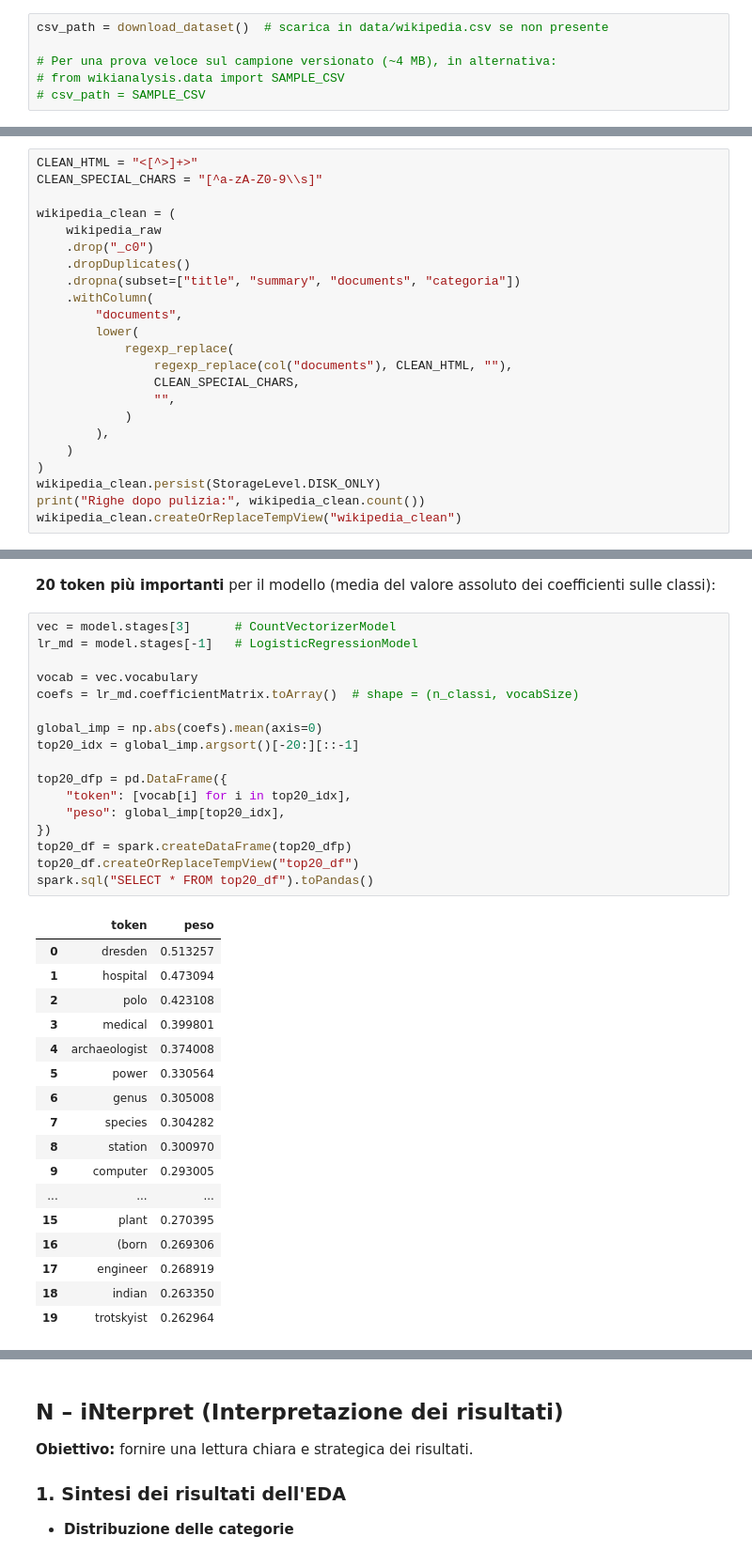
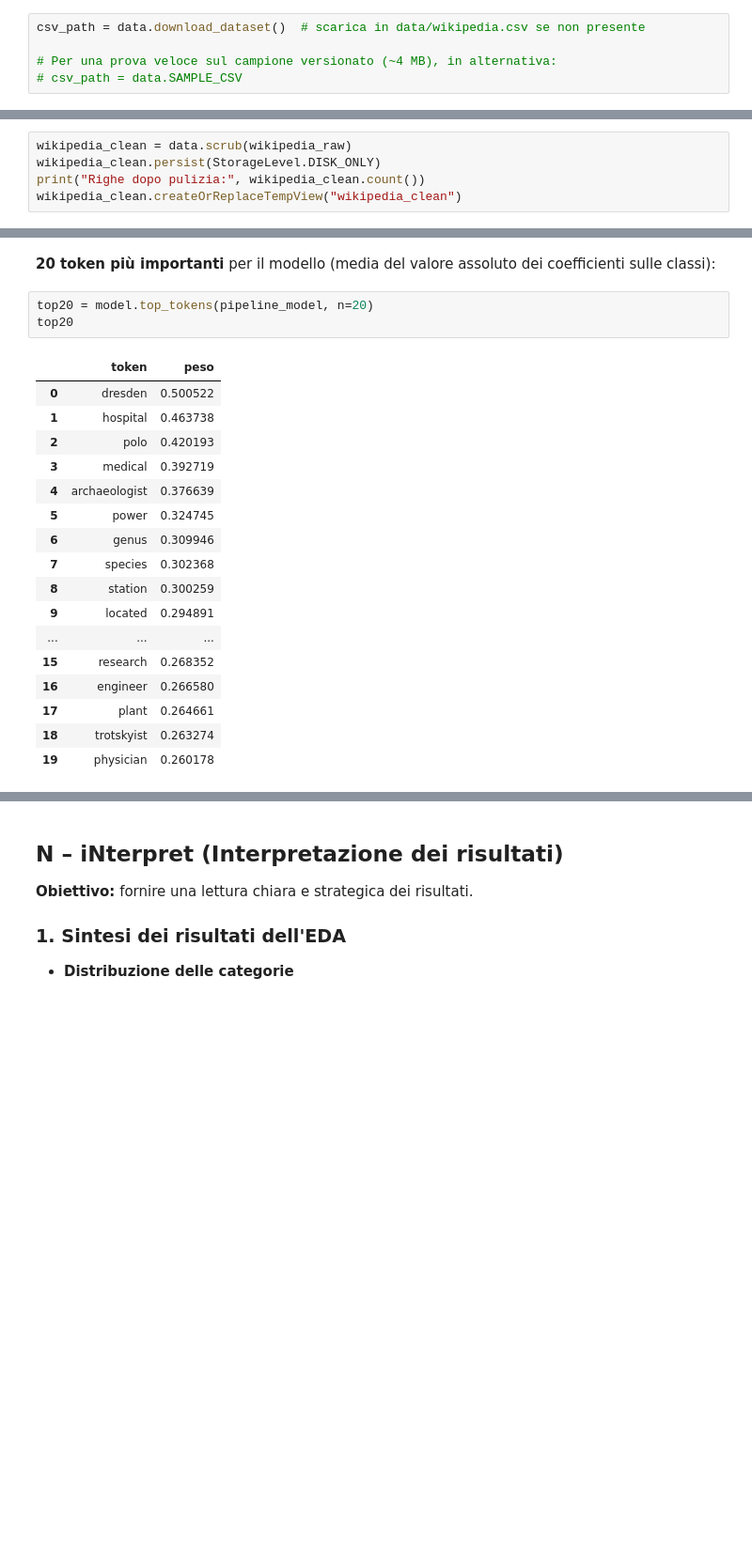
Before and after one commit to profession-ai-data-engineering-master/profession_ai_data_engineering_progetto8_zeppelin, a Jupyter notebook: profession_ai_data_engineering_progetto8.ipynb, the cells around one changed output, grey strips where cells are left out. Shown at 94% size. Cells and saved outputs as stored; diff of their text form; blank space fills up the shorter version.

```diff
--- a/profession_ai_data_engineering_progetto8.ipynb
+++ b/profession_ai_data_engineering_progetto8.ipynb
@@ -74,11 +37,10 @@ Parallelism:    32
 
 Il magic Zeppelin `%sh wget` è sostituito dal **download riproducibile** offerto dal package (`wikianalysis.data`): scarica il CSV in `data/wikipedia.csv` (gitignorato) solo se assente.
 # %%
-csv_path = download_dataset()  # scarica in data/wikipedia.csv se non presente
+csv_path = data.download_dataset()  # scarica in data/wikipedia.csv se non presente
 
 # Per una prova veloce sul campione versionato (~4 MB), in alternativa:
-# from wikianalysis.data import SAMPLE_CSV
-# csv_path = SAMPLE_CSV
+# csv_path = data.SAMPLE_CSV
 # %% [output]
 Dataset già presente in C:\Users\feder\Development\profession-ai-data-engineering-master-agent\.workspace\profession_ai_data_engineering_progetto8_zeppelin\data\wikipedia.csv (1,003,477,941 byte). Ski ...
 # %%
@@ -108,25 +64,7 @@ root
 2. gestire i valori nulli (`title`, `summary`, `documents`, `categoria`);
 3. normalizzare `documents` rimuovendo markup HTML e caratteri speciali, e portando tutto in minuscolo.
 # %%
-CLEAN_HTML = "<[^>]+>"
-CLEAN_SPECIAL_CHARS = "[^a-zA-Z0-9\\s]"
-
-wikipedia_clean = (
-    wikipedia_raw
-    .drop("_c0")
-    .dropDuplicates()
-    .dropna(subset=["title", "summary", "documents", "categoria"])
-    .withColumn(
-        "documents",
-        lower(
-            regexp_replace(
-                regexp_replace(col("documents"), CLEAN_HTML, ""),
-                CLEAN_SPECIAL_CHARS,
-                "",
-            )
-        ),
-    )
-)
+wikipedia_clean = data.scrub(wikipedia_raw)
 wikipedia_clean.persist(StorageLevel.DISK_ONLY)
 print("Righe dopo pulizia:", wikipedia_clean.count())
 wikipedia_clean.createOrReplaceTempView("wikipedia_clean")
@@ -387,40 +195,26 @@ Weighted F1 Score: 0.8429
 # %% [markdown]
 **20 token più importanti** per il modello (media del valore assoluto dei coefficienti sulle classi):
 # %%
-vec = model.stages[3]      # CountVectorizerModel
-lr_md = model.stages[-1]   # LogisticRegressionModel
-
-vocab = vec.vocabulary
-coefs = lr_md.coefficientMatrix.toArray()  # shape = (n_classi, vocabSize)
-
-global_imp = np.abs(coefs).mean(axis=0)
-top20_idx = global_imp.argsort()[-20:][::-1]
-
-top20_dfp = pd.DataFrame({
-    "token": [vocab[i] for i in top20_idx],
-    "peso": global_imp[top20_idx],
-})
-top20_df = spark.createDataFrame(top20_dfp)
-top20_df.createOrReplaceTempView("top20_df")
-spark.sql("SELECT * FROM top20_df").toPandas()
+top20 = model.top_tokens(pipeline_model, n=20)
+top20
 # %% [output]
 |  | token | peso |
-| 0 | dresden | 0.513257 |
-| 1 | hospital | 0.473094 |
-| 2 | polo | 0.423108 |
-| 3 | medical | 0.399801 |
-| 4 | archaeologist | 0.374008 |
-| 5 | power | 0.330564 |
-| 6 | genus | 0.305008 |
-| 7 | species | 0.304282 |
-| 8 | station | 0.300970 |
-| 9 | computer | 0.293005 |
+| 0 | dresden | 0.500522 |
+| 1 | hospital | 0.463738 |
+| 2 | polo | 0.420193 |
+| 3 | medical | 0.392719 |
+| 4 | archaeologist | 0.376639 |
+| 5 | power | 0.324745 |
+| 6 | genus | 0.309946 |
+| 7 | species | 0.302368 |
+| 8 | station | 0.300259 |
+| 9 | located | 0.294891 |
 | ... | ... | ... |
-| 15 | plant | 0.270395 |
-| 16 | (born | 0.269306 |
-| 17 | engineer | 0.268919 |
-| 18 | indian | 0.263350 |
-| 19 | trotskyist | 0.262964 |
+| 15 | research | 0.268352 |
+| 16 | engineer | 0.266580 |
+| 17 | plant | 0.264661 |
+| 18 | trotskyist | 0.263274 |
+| 19 | physician | 0.260178 |
 # %% [markdown]
 ## Risultati del modello di classificazione
 
```
Also changed, not shown: parts of 8 cells of this notebook, 6 other files.
